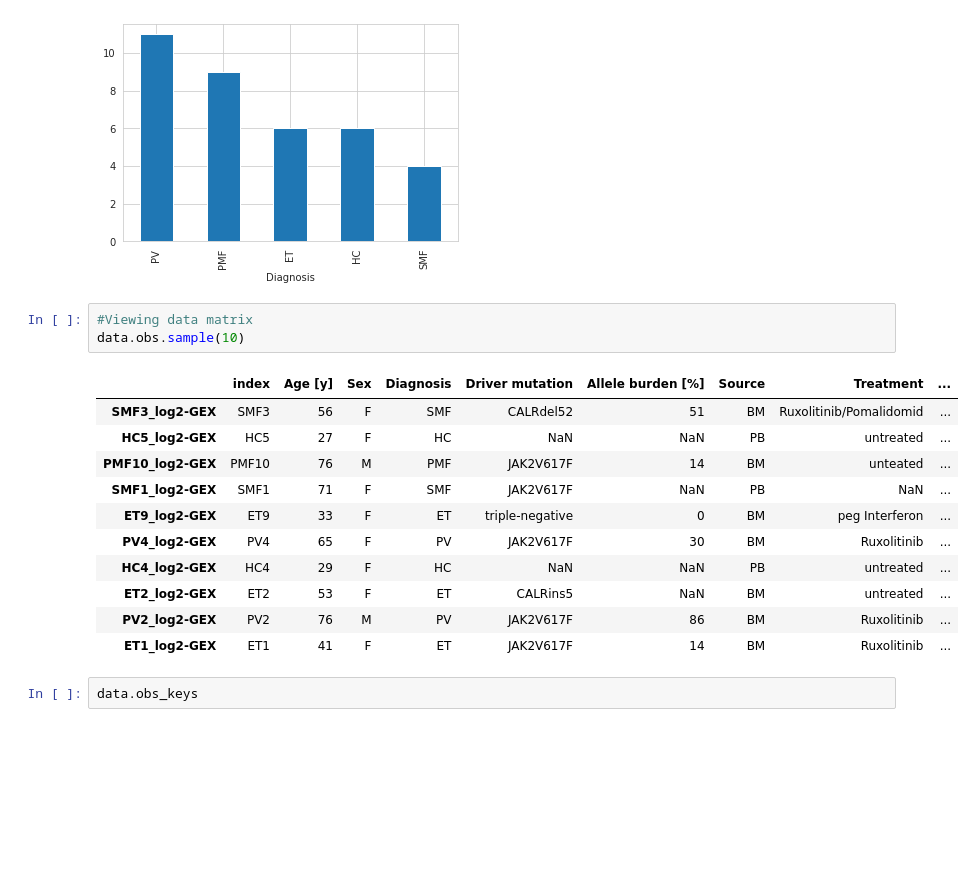
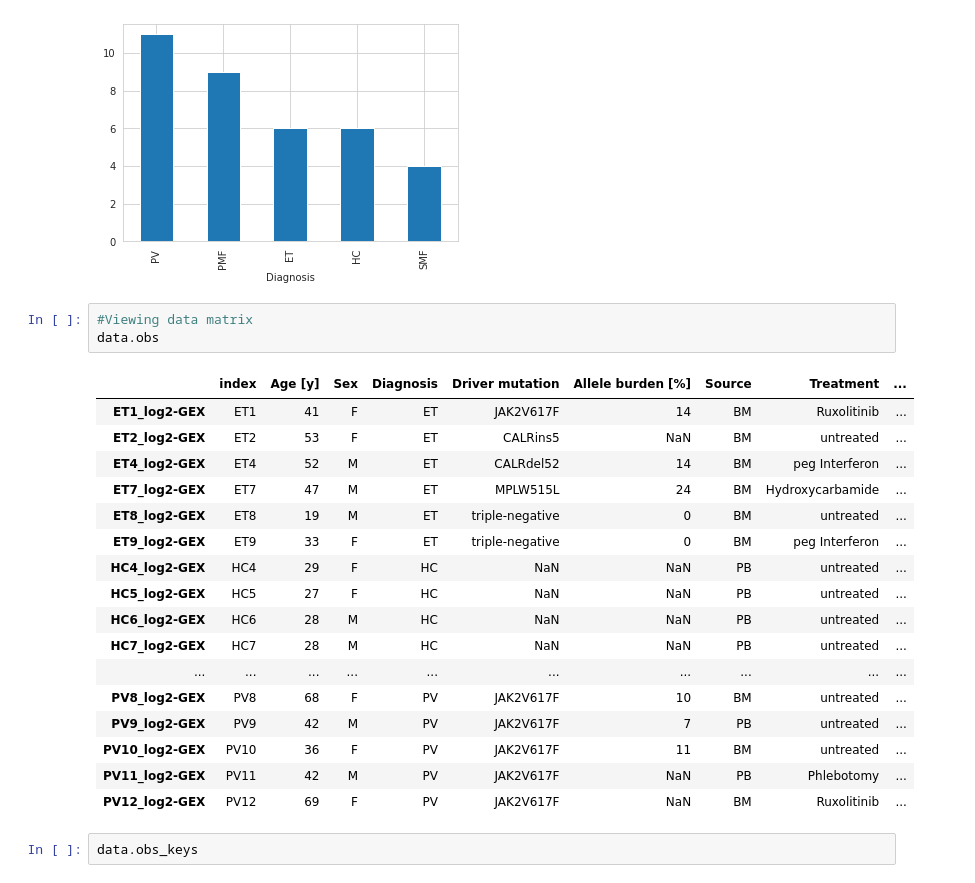
Before and after one commit to SushmitaM1/RNA_Analysis_python, a Jupyter notebook: RNA_expression_analysis_Python3.ipynb, the cells around one changed output. Drawn from its saved outputs; the diff is of its cells as text; blank space fills up the shorter version.

```diff
--- a/RNA_expression_analysis_Python3.ipynb
+++ b/RNA_expression_analysis_Python3.ipynb
@@ -70,19 +83,25 @@ data.obs.value_counts('Diagnosis').plot(kind='bar')
 [figure]
 # %%
 #Viewing data matrix
-data.obs.sample(10)
+data.obs
 # %% [output]
 |  | index | Age [y] | Sex | Diagnosis | Driver mutation | Allele burden [%] | Source | Treatment | ... |
-| SMF3_log2-GEX | SMF3 | 56 | F | SMF | CALRdel52 | 51 | BM | Ruxolitinib/Pomalidomid | ... |
+| ET1_log2-GEX | ET1 | 41 | F | ET | JAK2V617F | 14 | BM | Ruxolitinib | ... |
+| ET2_log2-GEX | ET2 | 53 | F | ET | CALRins5 | NaN | BM | untreated | ... |
+| ET4_log2-GEX | ET4 | 52 | M | ET | CALRdel52 | 14 | BM | peg Interferon | ... |
+| ET7_log2-GEX | ET7 | 47 | M | ET | MPLW515L | 24 | BM | Hydroxycarbamide | ... |
+| ET8_log2-GEX | ET8 | 19 | M | ET | triple-negative | 0 | BM | untreated | ... |
+| ET9_log2-GEX | ET9 | 33 | F | ET | triple-negative | 0 | BM | peg Interferon | ... |
+| HC4_log2-GEX | HC4 | 29 | F | HC | NaN | NaN | PB | untreated | ... |
 | HC5_log2-GEX | HC5 | 27 | F | HC | NaN | NaN | PB | untreated | ... |
-| PMF10_log2-GEX | PMF10 | 76 | M | PMF | JAK2V617F | 14 | BM | unteated | ... |
-| SMF1_log2-GEX | SMF1 | 71 | F | SMF | JAK2V617F | NaN | PB | NaN | ... |
-| ET9_log2-GEX | ET9 | 33 | F | ET | triple-negative | 0 | BM | peg Interferon | ... |
-| PV4_log2-GEX | PV4 | 65 | F | PV | JAK2V617F | 30 | BM | Ruxolitinib | ... |
-| HC4_log2-GEX | HC4 | 29 | F | HC | NaN | NaN | PB | untreated | ... |
-| ET2_log2-GEX | ET2 | 53 | F | ET | CALRins5 | NaN | BM | untreated | ... |
-| PV2_log2-GEX | PV2 | 76 | M | PV | JAK2V617F | 86 | BM | Ruxolitinib | ... |
-| ET1_log2-GEX | ET1 | 41 | F | ET | JAK2V617F | 14 | BM | Ruxolitinib | ... |
+| HC6_log2-GEX | HC6 | 28 | M | HC | NaN | NaN | PB | untreated | ... |
+| HC7_log2-GEX | HC7 | 28 | M | HC | NaN | NaN | PB | untreated | ... |
+| ... | ... | ... | ... | ... | ... | ... | ... | ... | ... |
+| PV8_log2-GEX | PV8 | 68 | F | PV | JAK2V617F | 10 | BM | untreated | ... |
+| PV9_log2-GEX | PV9 | 42 | M | PV | JAK2V617F | 7 | PB | untreated | ... |
+| PV10_log2-GEX | PV10 | 36 | F | PV | JAK2V617F | 11 | BM | untreated | ... |
+| PV11_log2-GEX | PV11 | 42 | M | PV | JAK2V617F | NaN | PB | Phlebotomy | ... |
+| PV12_log2-GEX | PV12 | 69 | F | PV | JAK2V617F | NaN | BM | Ruxolitinib | ... |
 # %%
 data.obs_keys
 # %% [output]
```
Also changed, not shown: parts of 16 cells of this notebook.
